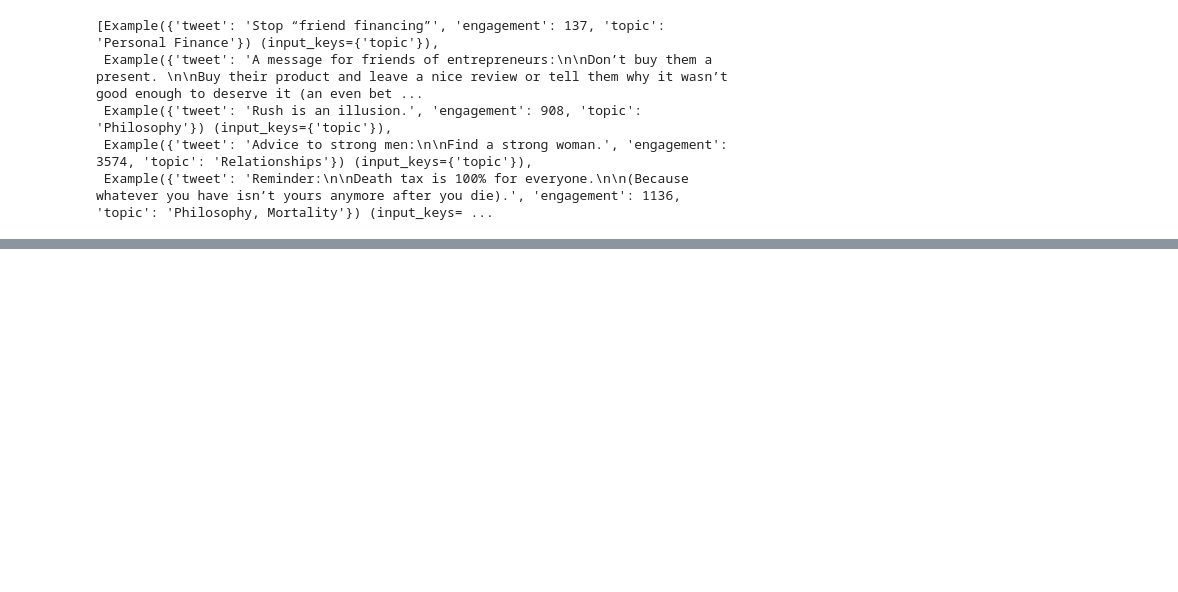
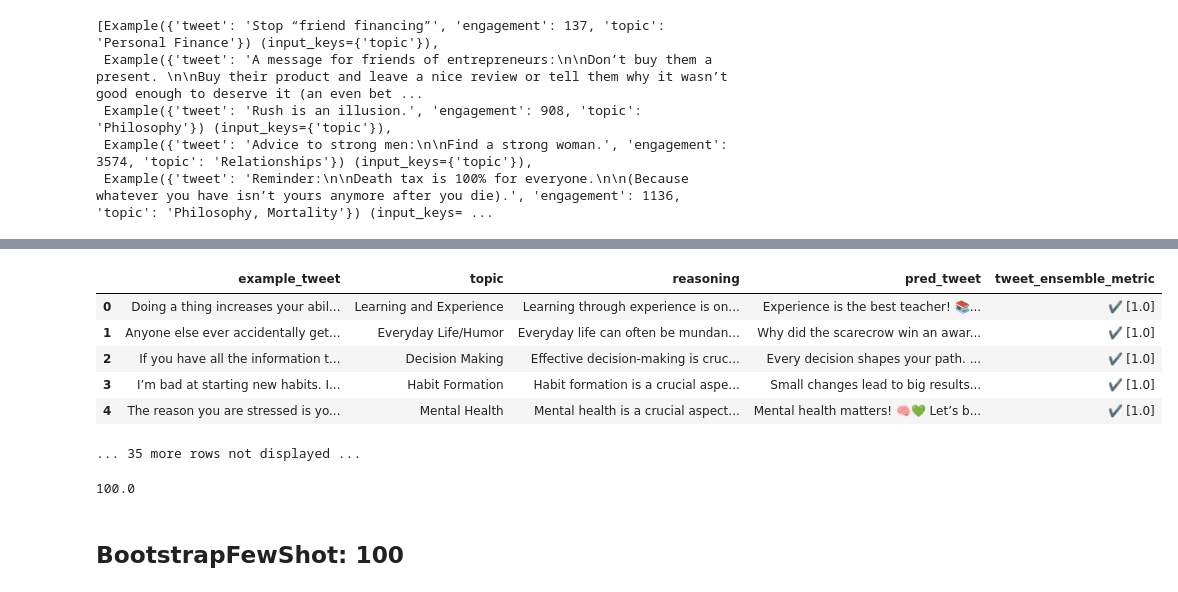
Before and after one commit to kevin-v96/tweet-optim-dspy, a Jupyter notebook: src/tweet_optim_dspy/pretrain_test.ipynb, the cells around one changed output, grey strips where cells are left out. Drawn from its saved outputs; the diff is of its cells as text; code cells hidden in the pictures; blank space fills up the shorter version.

```diff
--- a/src/tweet_optim_dspy/pretrain_test.ipynb
+++ b/src/tweet_optim_dspy/pretrain_test.ipynb
@@ -616,0 +679,5 @@ flattened_annotated_dataset[:5]
+# %%
+config = dict(max_bootstrapped_demos=15, max_labeled_demos=5)
+optimizer = BootstrapFewShot(metric = tweet_ensemble_metric, **config)
+optimized_tweet_writer = optimizer.compile(TweetWriter(), trainset=trainset[:10])
+optimized_tweet_writer.save(path="fewshotv2")
@@ -616,0 +692,13 @@ flattened_annotated_dataset[:5]
+# %%
+evaluator(optimized_tweet_writer)
+# %% [output]
+|  | example_tweet | topic | reasoning | pred_tweet | tweet_ensemble_metric |
+| 0 | Doing a thing increases your abil... | Learning and Experience | Learning through experience is on... | Experience is the best teacher! 📚... | ✔️ [1.0] |
+| 1 | Anyone else ever accidentally get... | Everyday Life/Humor | Everyday life can often be mundan... | Why did the scarecrow win an awar... | ✔️ [1.0] |
+| 2 | If you have all the information t... | Decision Making | Effective decision-making is cruc... | Every decision shapes your path. ... | ✔️ [1.0] |
+| 3 | I’m bad at starting new habits. I... | Habit Formation | Habit formation is a crucial aspe... | Small changes lead to big results... | ✔️ [1.0] |
+| 4 | The reason you are stressed is yo... | Mental Health | Mental health is a crucial aspect... | Mental health matters! 🧠💚 Let’s b... | ✔️ [1.0] |
+... 35 more rows not displayed ...
+100.0
+# %% [markdown]
+## BootstrapFewShot: 100
```
Also changed, not shown: parts of 18 cells of this notebook, 4 other files.
